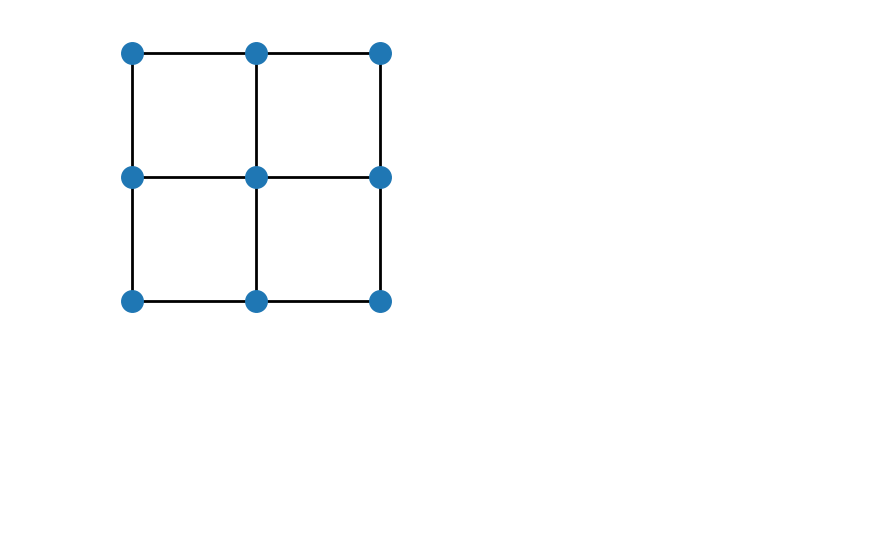
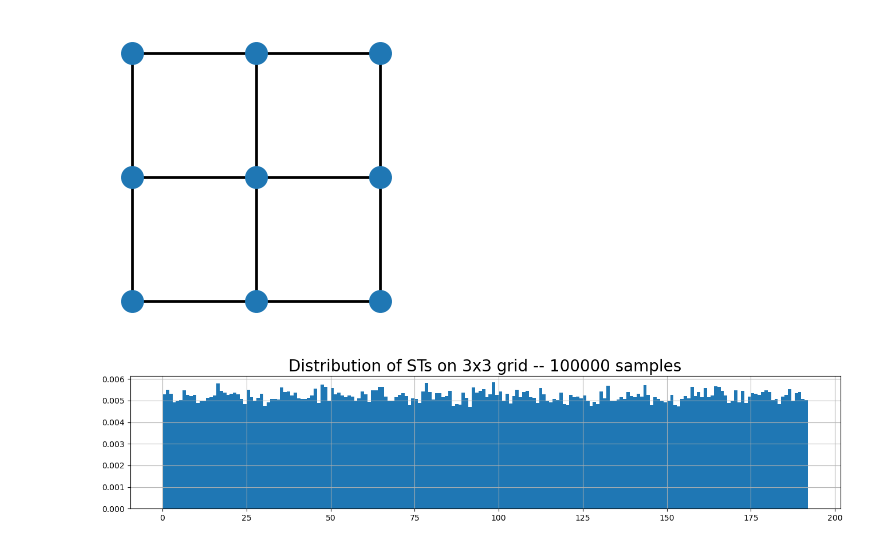
Before and after one commit to gabeschoenbach/snappable, a Jupyter notebook: wilsons.ipynb, the cells around one changed output. Drawn from its saved outputs; the diff is of its cells as text; code cells hidden in the pictures; blank space fills up the shorter version.

```diff
--- a/wilsons.ipynb
+++ b/wilsons.ipynb
@@ -28,79 +19,18 @@ tu.draw(g)
 # %% [output]
 [figure]
 # %%
-def wilsons(g):
-    root = randomly_pick_root(g)
+for i in range(1000):
+    tree = wilsons(g)
+    tu.test_valid_tree(tree, g)
 
-    tree = nx.Graph()
-    tree.add_node(root)
+data = []
 
-    while tree.number_of_nodes() < g.number_of_nodes():
-        add_branch(g, tree)
+for _ in tqdm(range(num_trials)):
+    tree = wilsons(g)
 
-    return tree
+    idx = all_trees.index(tu.tup(tree))
+    data.append(idx)
 
-def randomly_pick_root(g):
-    return random.choice(list(g.nodes))
-
-def pick_leaf(g, tree):
-    candidates = list(set(g.nodes()) - set(tree.nodes()))
-    return random.choice(candidates)
-
-def erase_singletons(branch):
-    """ Removes the nodes that do not have any edges from the networkx graph ``branch".
-    """
-    # remove the singletons after erasing the loop
-    to_remove = []
-    for node in branch.nodes:
-        if len(list(branch.neighbors(node))) == 0:
-            to_remove.append(node)
-    for node in to_remove:
-        branch.remove_node(node)
-
-def erase_loop_if_exists(branch):
-    """
-    """
-    try:
-        cycle = nx.find_cycle(branch)
-
-        for (u, v) in cycle:
-            branch.remove_edge(u, v)
-        erase_singletons(branch)
-
-    except nx.exception.NetworkXNoCycle:
-        pass
-
-def loop_exists(g):
-    """ Returns True if cycle exists in graph g.
-    """
-    try:
-        cycle = nx.find_cycle(g)
-        return True
-    except nx.exception.NetworkXNoCycle:
-        return False
-
-def add_branch(g, tree):
-    leaf = pick_leaf(g, tree)
-    curr = leaf
-    branch = nx.Graph()
-    reached_root = False
-
-    while reached_root is False:
-        nxt = random.choice(list(g.neighbors(curr)))
-
-        # handle the case of small two edge cycles
-        if branch.has_edge(curr, nxt):
-            branch.remove_edge(curr, nxt)
-            erase_singletons(branch)
-            curr = nxt
-            continue
-
-
-        branch.add_edge(curr, nxt)
-        erase_loop_if_exists(branch)
-        curr = nxt
-
-        if nxt in tree.nodes():
-            reached_root = True
-
-    tree = tree.update(branch.edges)
+tu.plot_sampled_STs(all_trees, data)
+# %% [output]
+[figure, added]
```
Also changed, not shown: parts of 7 cells of this notebook, 3 other files.
